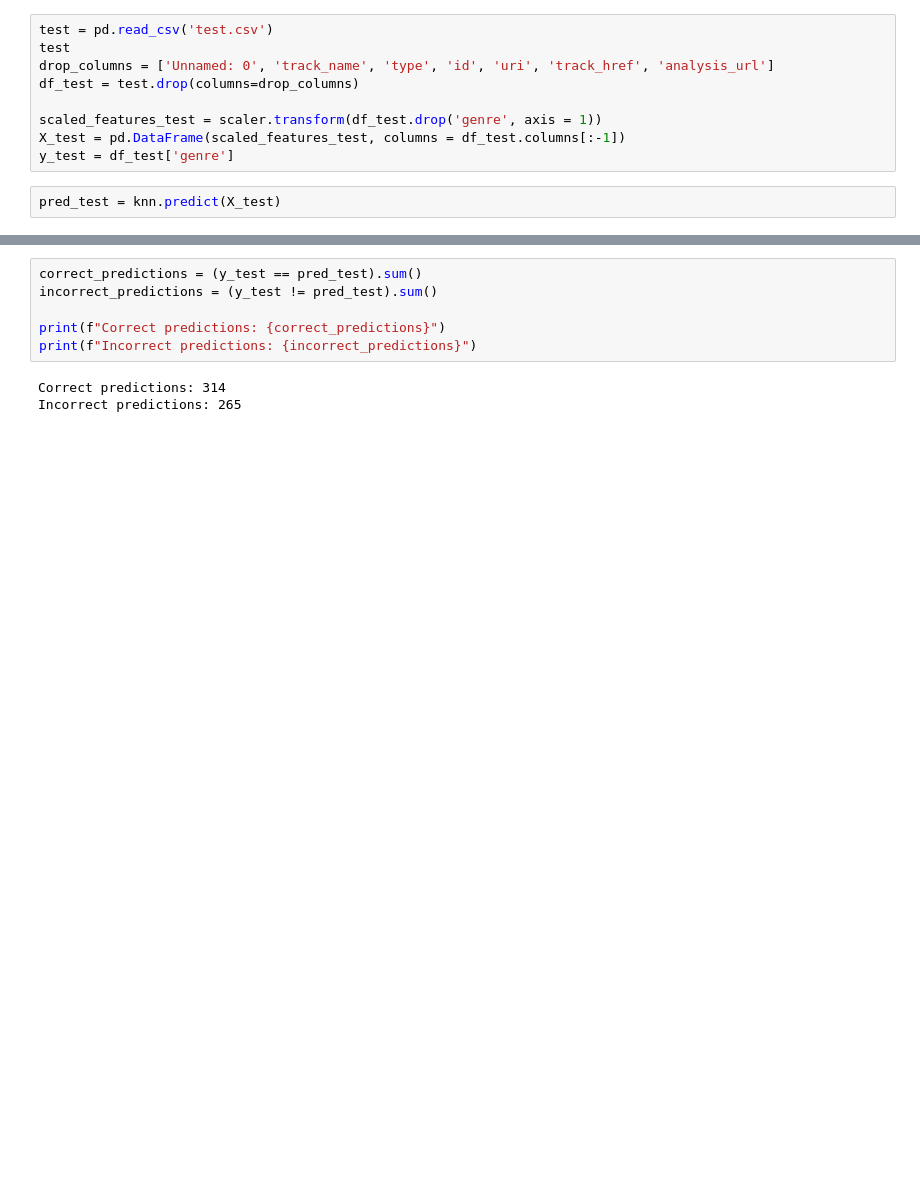
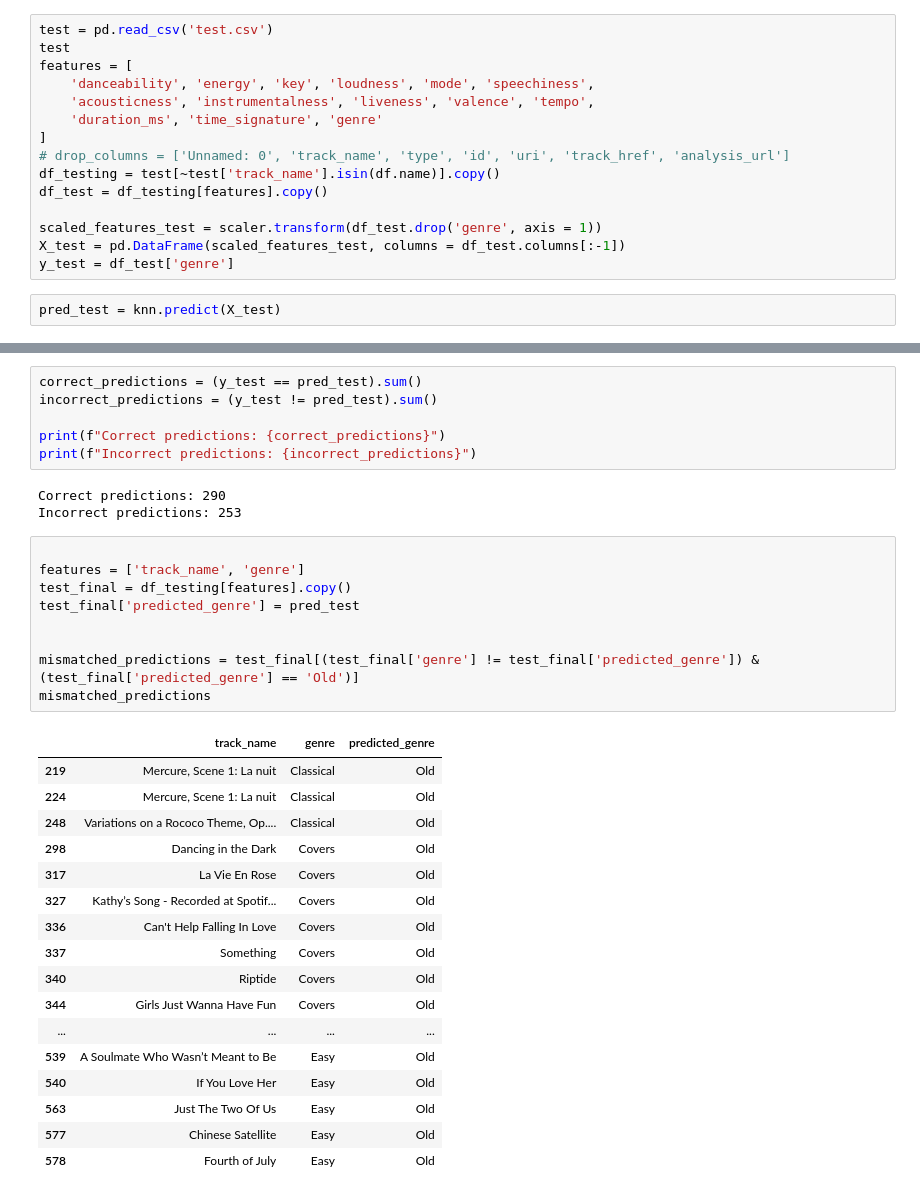
Before and after one commit to atjhin/recommendations_system, a Jupyter notebook: knn-traintestsplit.ipynb, the cells around one changed output, grey strips where cells are left out. Cells and saved outputs as stored; diff of their text form; blank space fills up the shorter version.

Commit message:
finalized knn

```diff
--- a/knn-traintestsplit.ipynb
+++ b/knn-traintestsplit.ipynb
@@ -197,8 +197,14 @@ Incorrect predictions: 102
 # %%
 test = pd.read_csv('test.csv')
 test
-drop_columns = ['Unnamed: 0', 'track_name', 'type', 'id', 'uri', 'track_href', 'analysis_url']
-df_test = test.drop(columns=drop_columns)
+features = [
+    'danceability', 'energy', 'key', 'loudness', 'mode', 'speechiness',
+    'acousticness', 'instrumentalness', 'liveness', 'valence', 'tempo',
+    'duration_ms', 'time_signature', 'genre'
+]
+# drop_columns = ['Unnamed: 0', 'track_name', 'type', 'id', 'uri', 'track_href', 'analysis_url']
+df_testing = test[~test['track_name'].isin(df.name)].copy()
+df_test = df_testing[features].copy()
 
 scaled_features_test = scaler.transform(df_test.drop('genre', axis = 1))
 X_test = pd.DataFrame(scaled_features_test, columns = df_test.columns[:-1])
@@ -236,5 +242,32 @@ incorrect_predictions = (y_test != pred_test).sum()
 print(f"Correct predictions: {correct_predictions}")
 print(f"Incorrect predictions: {incorrect_predictions}")
 # %% [output]
-Correct predictions: 314
-Incorrect predictions: 265
+Correct predictions: 290
+Incorrect predictions: 253
+# %%
+
+features = ['track_name', 'genre']
+test_final = df_testing[features].copy()
+test_final['predicted_genre'] = pred_test
+
+
+mismatched_predictions = test_final[(test_final['genre'] != test_final['predicted_genre']) & (test_final['predicted_genre'] == 'Old')]
+mismatched_predictions
+# %% [output]
+|  | track_name | genre | predicted_genre |
+| 219 | Mercure, Scene 1: La nuit | Classical | Old |
+| 224 | Mercure, Scene 1: La nuit | Classical | Old |
+| 248 | Variations on a Rococo Theme, Op.... | Classical | Old |
+| 298 | Dancing in the Dark | Covers | Old |
+| 317 | La Vie En Rose | Covers | Old |
+| 327 | Kathy’s Song - Recorded at Spotif... | Covers | Old |
+| 336 | Can't Help Falling In Love | Covers | Old |
+| 337 | Something | Covers | Old |
+| 340 | Riptide | Covers | Old |
+| 344 | Girls Just Wanna Have Fun | Covers | Old |
+| ... | ... | ... | ... |
+| 539 | A Soulmate Who Wasn’t Meant to Be | Easy | Old |
+| 540 | If You Love Her | Easy | Old |
+| 563 | Just The Two Of Us | Easy | Old |
+| 577 | Chinese Satellite | Easy | Old |
+| 578 | Fourth of July | Easy | Old |
```
Also changed, not shown: parts of 4 cells of this notebook, 1 other file.
